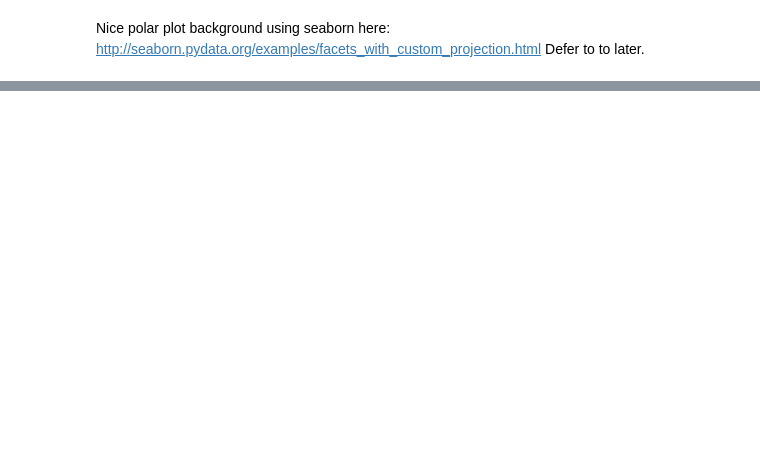
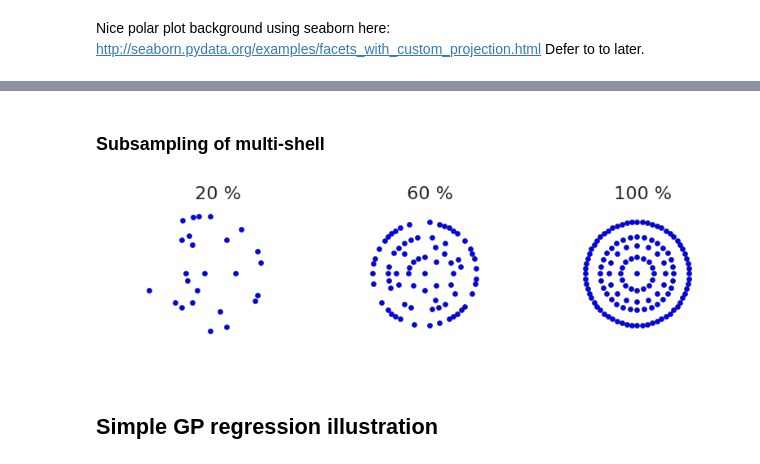
Before and after one commit to jsjol/diGP, a Jupyter notebook: notebooks/plot_synthetic_signal.ipynb, the cells around one changed output, grey strips where cells are left out. Cells and saved outputs as stored; diff of their text form; code cells hidden in the pictures; blank space fills up the shorter version.

```diff
--- a/notebooks/plot_synthetic_signal.ipynb
+++ b/notebooks/plot_synthetic_signal.ipynb
@@ -283,0 +289,35 @@ KeyError: 'k'
+# %% [markdown]
+### Subsampling of multi-shell
+# %%
+b = np.array([1000, 3000, 5000, 10000])
+q_magnitude = np.sqrt(b / t_d)
+q_max = np.max(q_magnitude)
+n_shells = np.array([16, 16, 32, 64])
+q = []
+for i, n in enumerate(n_shells):
+    theta = np.linspace(0, 2*np.pi, n, endpoint=False)
+    u = np.array([np.cos(theta), np.sin(theta)]).T
+    q.append(q_magnitude[i] * u)
+# %%
+fractions = [0.2, 0.6, 1]
+fig, ax = plt.subplots(nrows=1, ncols=3)
+
+for i, frac in enumerate(fractions):
+    samples = np.zeros((0, 2))
+    for j, n in enumerate(n_shells):
+        idx = np.random.permutation(n)[:int(frac * n)]
+        samples = np.append(samples, q[j][idx, :], axis=0)
+
+    ax[i].scatter(samples[:, 0], samples[:, 1])
+    ax[i].scatter(0, 0)
+    ax[i].axis('equal')
+    ax[i].axis('off')
+    ax[i].set_title('  {} %'.format(int(frac * 100)), fontsize=16)
+
+fig.tight_layout()
+fig.set_figheight(2)
+plt.savefig("subsampling.png", bbox_inches='tight', transparent=True)
+# %% [output]
+[figure, added]
+# %% [markdown]
+## Simple GP regression illustration
```
Also changed, not shown: parts of 16 cells of this notebook.
